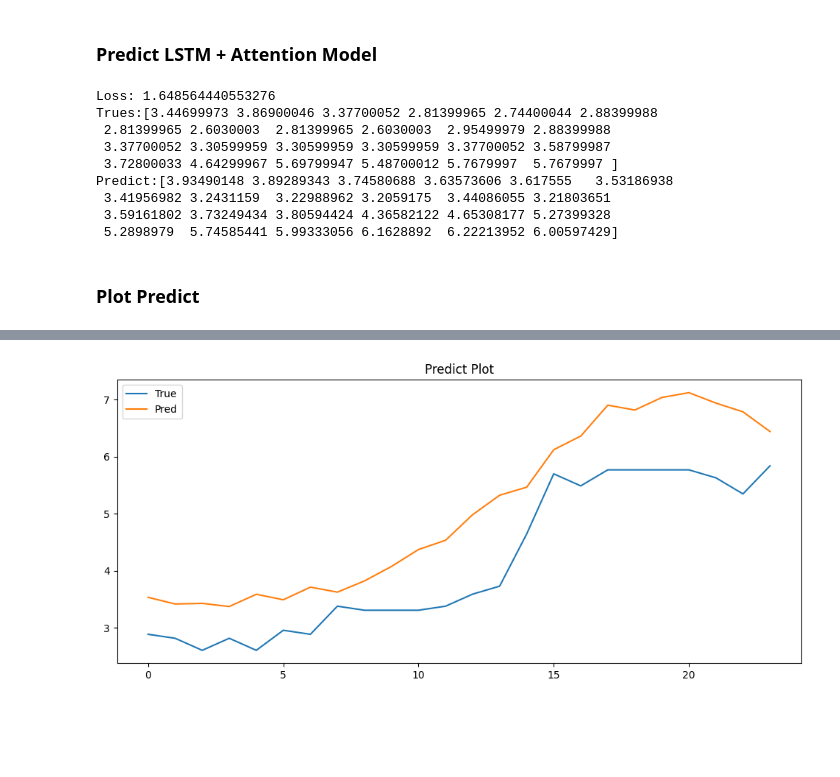
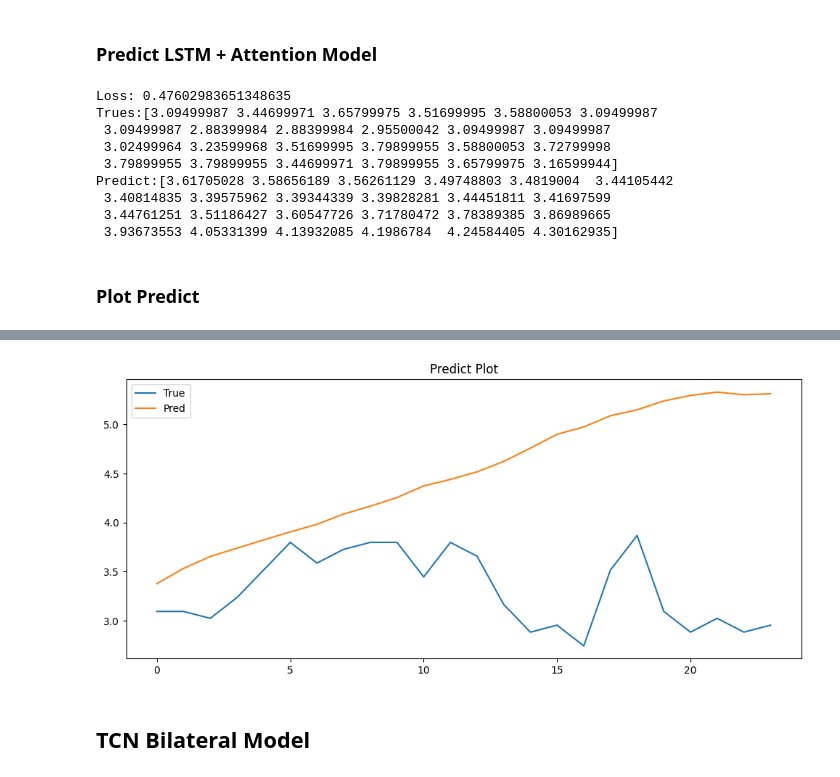
Before and after one commit to thetreeee/OliTemperature, a Jupyter notebook: model.ipynb, the cells around one changed output, grey strips where cells are left out. Saved outputs shown, nothing was run; the diff lists cells and outputs as text; code cells hidden in the pictures; blank space fills up the shorter version.

```diff
--- a/model.ipynb
+++ b/model.ipynb
@@ -262,11 +264,11 @@ train_df[6554:6576].head(30)
 # %% [markdown]
 ### Data Augment
 # %%
-# def add_time_features(df):
-#     t = df.index.hour * 4 + df.index.minute // 15
-#     df["time_sin"] = np.sin(2*np.pi*t/96)
-#     df["time_cos"] = np.cos(2*np.pi*t/96)
-#     return df
-# train_df = add_time_features(train_df)
-# val_df = add_time_features(val_df)
-# test_df = add_time_features(test_df)
+def add_time_features(df):
+    t = df.index.hour * 4 + df.index.minute // 15
+    df["time_sin"] = np.sin(2*np.pi*t/96)
+    df["time_cos"] = np.cos(2*np.pi*t/96)
+    return df
+train_df = add_time_features(train_df)
+val_df = add_time_features(val_df)
+test_df = add_time_features(test_df)
@@ -273,12 +293,12 @@ train_df[6554:6576].head(30)
 # %%
-#Train
-train_df["hour_sin"] = np.sin(2*np.pi*train_df.index.hour/24)
-train_df["hour_cos"] = np.cos(2*np.pi*train_df.index.hour/24)
+# #Train
+# train_df["hour_sin"] = np.sin(2*np.pi*train_df.index.hour/24)
+# train_df["hour_cos"] = np.cos(2*np.pi*train_df.index.hour/24)
 
-#Val
-val_df["hour_sin"] = np.sin(2*np.pi*val_df.index.hour/24)
-val_df["hour_cos"] = np.cos(2*np.pi*val_df.index.hour/24)
+# #Val
+# val_df["hour_sin"] = np.sin(2*np.pi*val_df.index.hour/24)
+# val_df["hour_cos"] = np.cos(2*np.pi*val_df.index.hour/24)
 
-#Test
-test_df["hour_sin"] = np.sin(2*np.pi*test_df.index.hour/24)
-test_df["hour_cos"] = np.cos(2*np.pi*test_df.index.hour/24)
+# #Test
+# test_df["hour_sin"] = np.sin(2*np.pi*test_df.index.hour/24)
+# test_df["hour_cos"] = np.cos(2*np.pi*test_df.index.hour/24)
@@ -825,8 +827,8 @@ def running_train(model, train_loader, val_loader, optimizer, criterion, schedul
         history.append((total_train_loss,total_val_loss))
     return best_epoch, best_val_loss, train_loss,history
 # %%
-def predict_running(model,data_loader):
-  checkpoint = torch.load("atm_checkpoint.pth", map_location=device, weights_only=False)
+def predict_running(model,data_loader,file):
+  checkpoint = torch.load(file, map_location=device, weights_only=False)
   model.load_state_dict(checkpoint['model_state_dict'])
   model.eval()
   total_loss = []
@@ -896,17 +899,17 @@ Val Loss: 1.8094939473363174
 # %% [markdown]
 ### Predict LSTM + Attention Model
 # %%
-atm_preds,atm_trues,atm_total_loss = predict_running(attention_model,test_loader)
+atm_preds,atm_trues,atm_total_loss = predict_running(attention_model,test_loader,'/content/atm_checkpoint.pth')
 # %% [output]
-Loss: 1.648564440553276
-Trues:[3.44699973 3.86900046 3.37700052 2.81399965 2.74400044 2.88399988
- 2.81399965 2.6030003  2.81399965 2.6030003  2.95499979 2.88399988
- 3.37700052 3.30599959 3.30599959 3.30599959 3.37700052 3.58799987
- 3.72800033 4.64299967 5.69799947 5.48700012 5.7679997  5.7679997 ]
-Predict:[3.93490148 3.89289343 3.74580688 3.63573606 3.617555   3.53186938
- 3.41956982 3.2431159  3.22988962 3.2059175  3.44086055 3.21803651
- 3.59161802 3.73249434 3.80594424 4.36582122 4.65308177 5.27399328
- 5.2898979  5.74585441 5.99333056 6.1628892  6.22213952 6.00597429]
+Loss: 0.47602983651348635
+Trues:[3.09499987 3.44699971 3.65799975 3.51699995 3.58800053 3.09499987
+ 3.09499987 2.88399984 2.88399984 2.95500042 3.09499987 3.09499987
+ 3.02499964 3.23599968 3.51699995 3.79899955 3.58800053 3.72799998
+ 3.79899955 3.79899955 3.44699971 3.79899955 3.65799975 3.16599944]
+Predict:[3.61705028 3.58656189 3.56261129 3.49748803 3.4819004  3.44105442
+ 3.40814835 3.39575962 3.39344339 3.39828281 3.44451811 3.41697599
+ 3.44761251 3.51186427 3.60547726 3.71780472 3.78389385 3.86989665
+ 3.93673553 4.05331399 4.13932085 4.1986784  4.24584405 4.30162935]
 # %% [markdown]
 ### Plot Predict
 # %%
@@ -921,5 +924,5 @@ def plot_function (preds,trues,total_loss,idx,criterion):
   plt.legend()
   plt.show()
 # %%
-plot_function(atm_preds,atm_trues,atm_total_loss,5,atm_criterion)
+plot_function(atm_preds,atm_trues,atm_total_loss,10,atm_criterion)
 # %% [output]
@@ -928 +931,3 @@ Sample 5 Loss: 0.9651812280539355
-[figure, old version]
+[figure, new version]
+# %% [markdown]
+## TCN Bilateral Model
```
Also changed, not shown: parts of 28 cells of this notebook.
